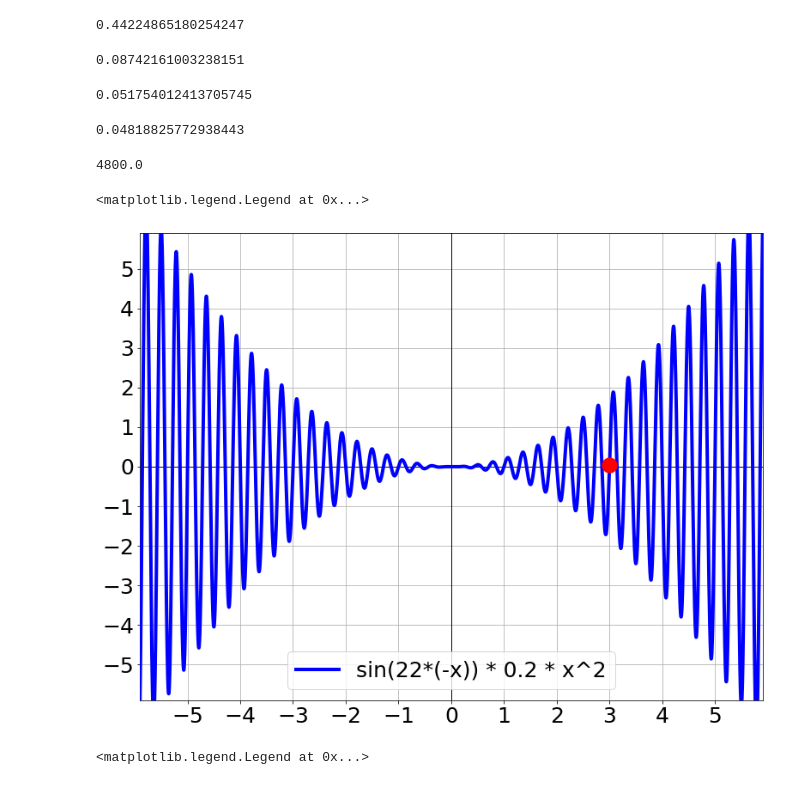
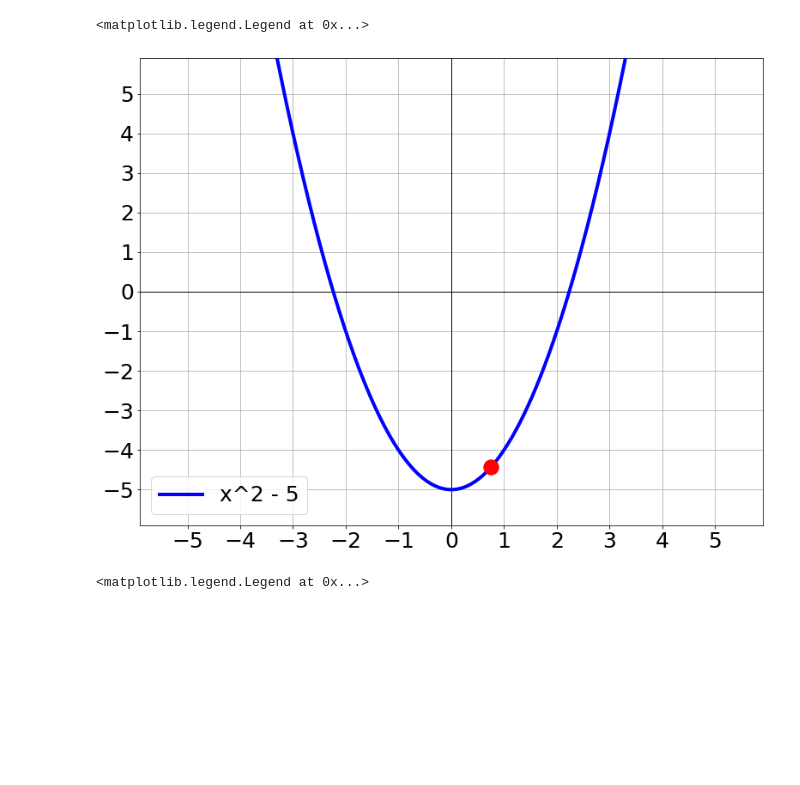
Before and after one commit to TimurFatykhov/DL-course, a Jupyter notebook: notebooks/graph_derivative.ipynb, the cells around one changed output. Saved outputs shown, nothing was run; the diff lists cells and outputs as text; code cells hidden in the pictures; blank space fills up the shorter version.

```diff
--- a/notebooks/graph_derivative.ipynb
+++ b/notebooks/graph_derivative.ipynb
@@ -7,4 +7,4 @@ def sinfunc(x):
     return  y
 # %%
 x = np.linspace(-6, 6, 10000)
-y = func(x)
+y = x ** 2 - 5
@@ -15,46 +11,26 @@ sinfunc(3.1)
-# %%
-sinfunc(3.01)
-# %% [output]
-0.44224865180254247
-# %%
-sinfunc(3.001)
-# %% [output]
-0.08742161003238151
-# %%
-sinfunc(3.0001)
-# %% [output]
-0.051754012413705745
-# %%
-sinfunc(300001)
-# %% [output]
-0.04818825772938443
-# %%
-0.048 / 0.00001
-# %% [output]
-4800.0
 # %%
 fsize = 25
 
 fig = plt.figure(figsize=(13, 10))
 plt.grid()
 plt.xlim(-5.9, 5.9)
 plt.ylim(-5.9, 5.9)
 plt.hlines(0, -6, 6, linewidth=1)
 plt.vlines(0, -20, 20, linewidth=1)
 plt.xticks(np.arange(-5, 6), fontsize=fsize)
 plt.yticks(np.arange(-5, 6), fontsize=fsize)
 
 # sin(22*(-x)) * 0.2 * x^2
-plt.plot(x, y, color='blue', linewidth=4, alpha=1, label='sin(22*(-x)) * 0.2 * x^2', zorder=10)
+plt.plot(x, y, color='blue', linewidth=4, alpha=1, label='x^2 - 5', zorder=10)
 
-points = np.array([3])
-plt.scatter([points], [sinfunc(points)], s=300, color='red', zorder=20)
+points = np.array([0.75])
+plt.scatter([points], [(points)**2 - 5], s=300, color='red', zorder=20)
 
 # plt.plot(-x, -y, color='red', linewidth=5, label='1/x')
 plt.legend(fontsize=fsize)
 # %% [output]
 <matplotlib.legend.Legend at 0x...>
-[figure, old version]
+[figure, new version]
 # %%
 x_l = np.linspace(-6, -0.01, 10000)
 x_r = np.linspace(0.001, 6, 10000)
```
Also changed, not shown: parts of 1 cell of this notebook, 2 other files.
